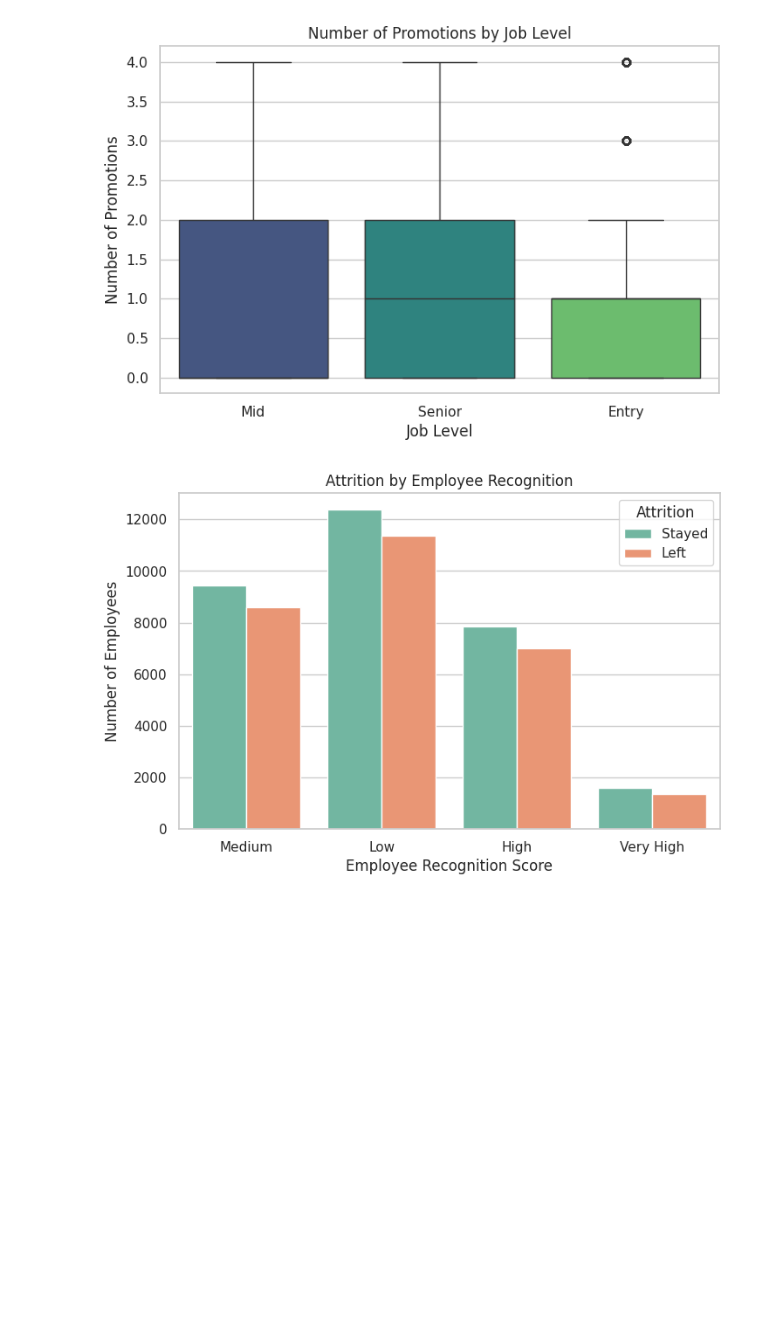
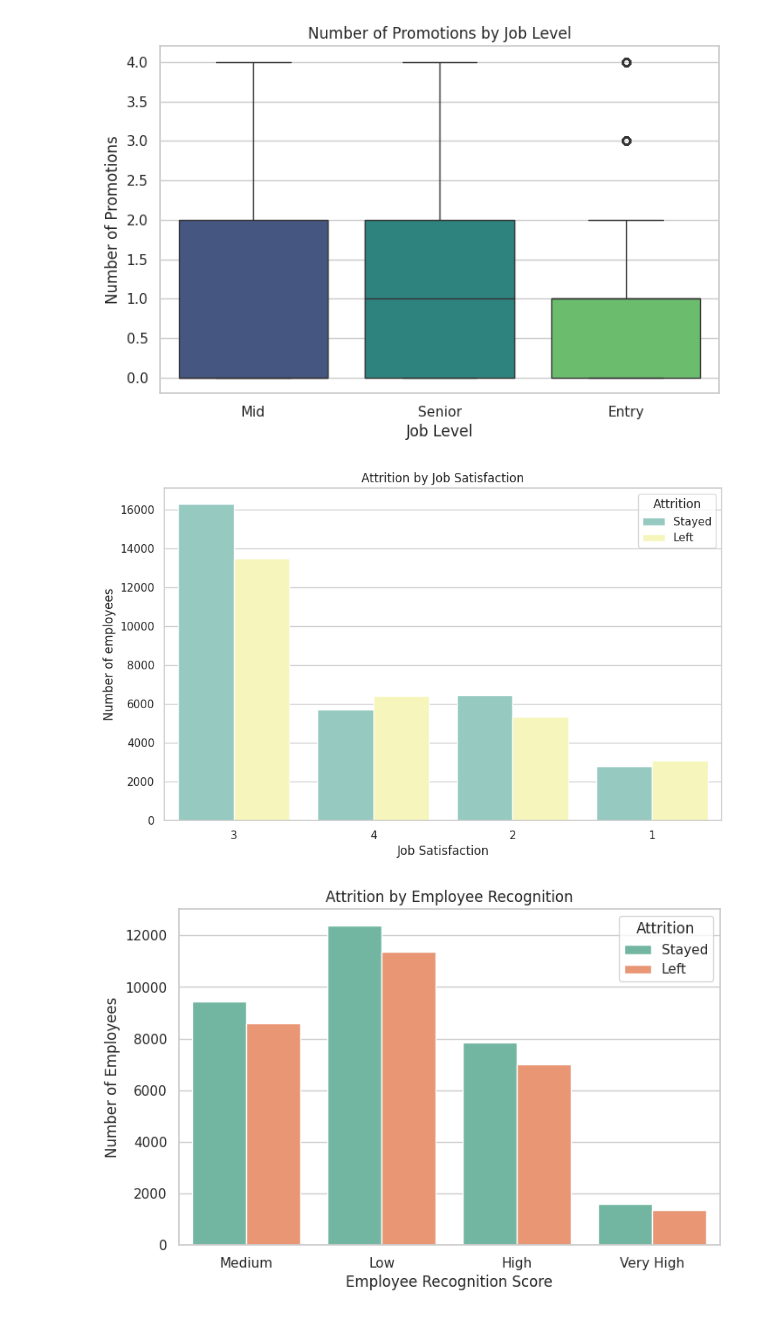
Before and after one commit to Shirel25/DI-Bootcamp-Hackathon1, a Jupyter notebook: newdataset_analyse.ipynb, the cells around one changed output. Drawn from its saved outputs; the diff is of its cells as text; code cells hidden in the pictures; blank space fills up the shorter version.

Commit message:
update new_data_analyze

```diff
--- a/newdataset_analyse.ipynb
+++ b/newdataset_analyse.ipynb
@@ -329,6 +329,20 @@ plt.xticks(rotation=0)
 plt.show()
 # %% [output]
 [figure]
+# %%
+# Attrition vs JobSatisfaction
+#{'Low': 1, 'Medium': 2, 'High': 3, 'Very High': 4}
+
+plt.figure(figsize=(10, 6))
+sns.countplot(data=df_copy, x="Job Satisfaction", hue="Attrition", order=df_copy["Job Satisfaction"].value_counts().index, palette="Set3")
+plt.title("Attrition by Job Satisfaction")
+plt.xlabel("Job Satisfaction")
+plt.ylabel("Number of employees")
+plt.legend(title="Attrition", labels=["Stayed", "Left"])
+
+plt.show()
+# %% [output]
+[figure, added]
 # %%
 plt.figure(figsize=(8, 5))
 sns.countplot(data=df_copy, x="Employee Recognition", hue="Attrition", palette="Set2")
```
